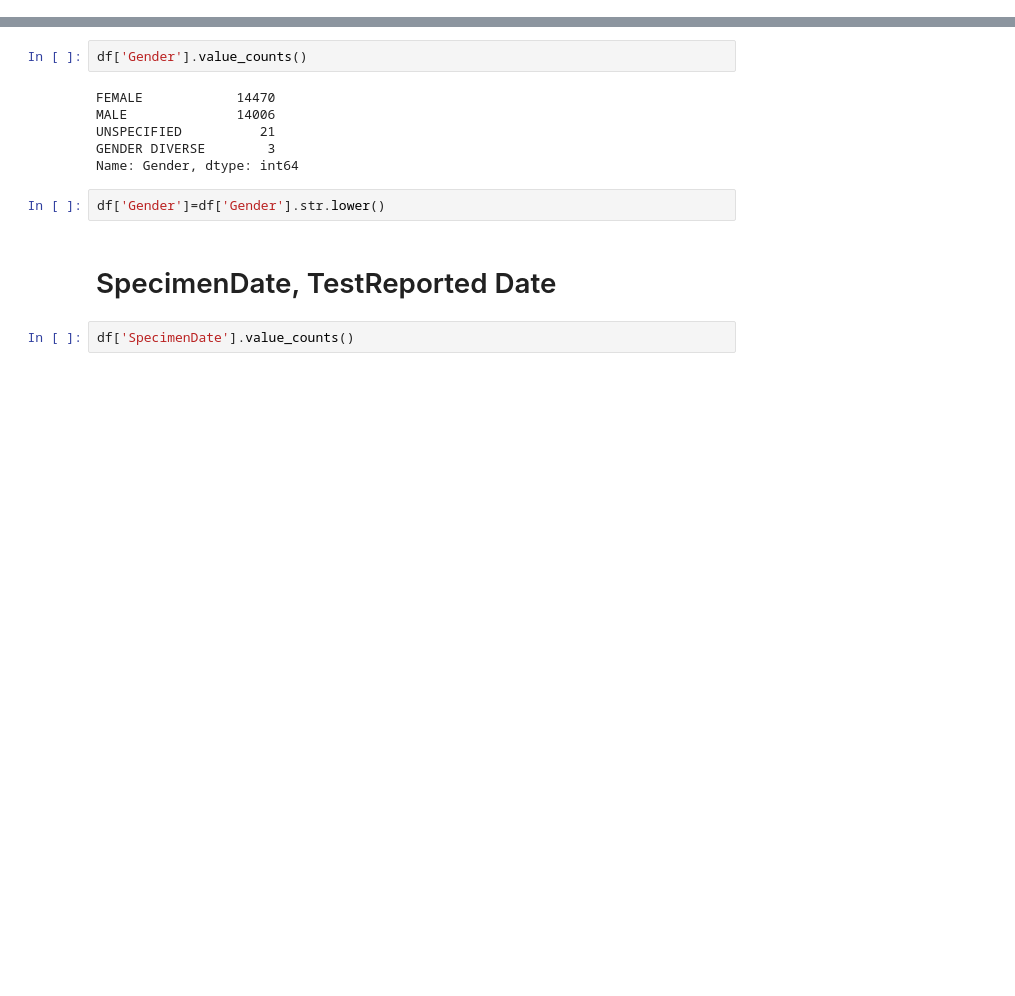
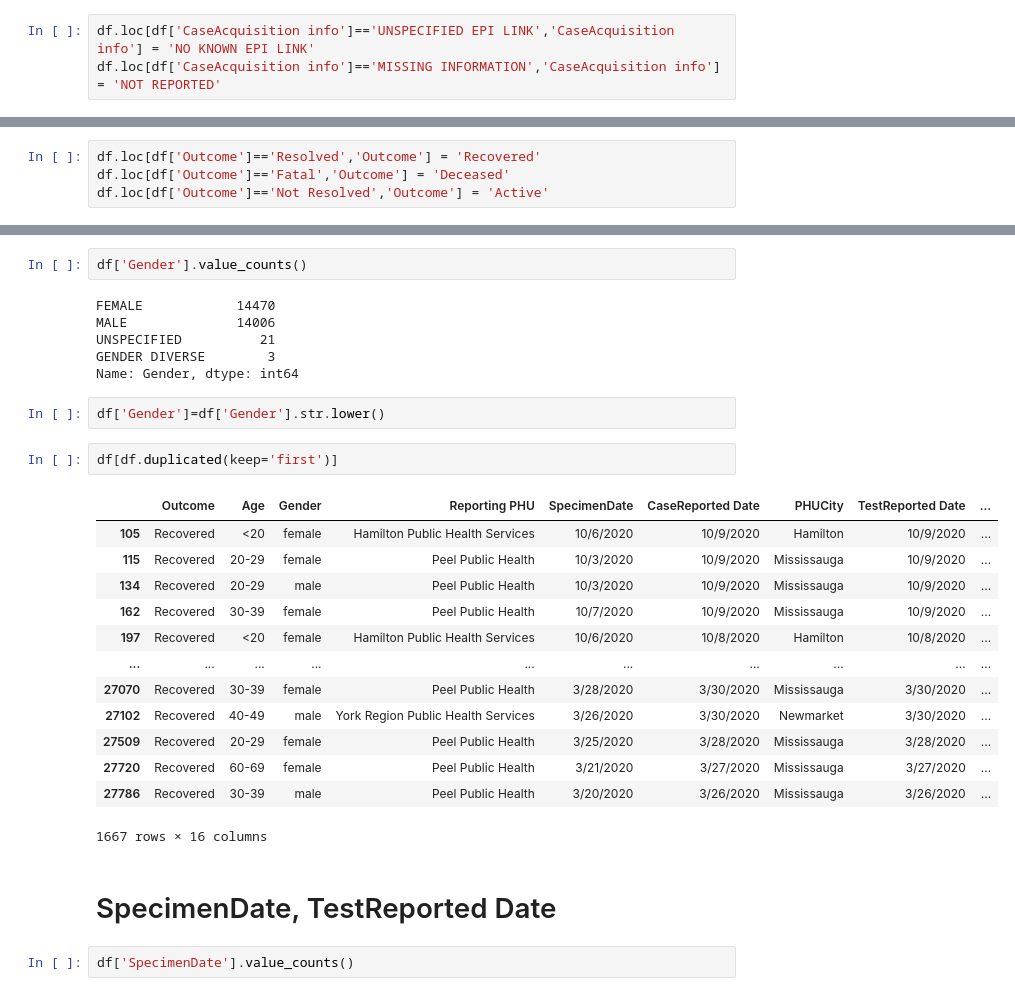
Before and after one commit to tranngoclam16/BI_DATH, a Jupyter notebook: CD_CaseReport.ipynb, the cells around one changed output, grey strips where cells are left out. Cells and saved outputs as stored; diff of their text form; blank space fills up the shorter version.

```diff
--- a/CD_CaseReport.ipynb
+++ b/CD_CaseReport.ipynb
@@ -60,3 +59,6 @@ dtype: int64
+# %%
+df.loc[df['CaseAcquisition info']=='UNSPECIFIED EPI LINK','CaseAcquisition info'] = 'NO KNOWN EPI LINK'
+df.loc[df['CaseAcquisition info']=='MISSING INFORMATION','CaseAcquisition info'] = 'NOT REPORTED'
 # %% [markdown]
 # Outcome, Age, Gender
 # %%
@@ -66,6 +68,10 @@ Resolved        27192
 Fatal            1307
 Not Resolved        1
 Name: Outcome, dtype: int64
+# %%
+df.loc[df['Outcome']=='Resolved','Outcome'] = 'Recovered'
+df.loc[df['Outcome']=='Fatal','Outcome'] = 'Deceased'
+df.loc[df['Outcome']=='Not Resolved','Outcome'] = 'Active'
 # %%
 df['Age'].value_counts()
 # %% [output]
@@ -89,6 +113,22 @@ GENDER DIVERSE        3
 Name: Gender, dtype: int64
 # %%
 df['Gender']=df['Gender'].str.lower()
+# %%
+df[df.duplicated(keep='first')]
+# %% [output]
+|  | Outcome | Age | Gender | Reporting PHU | SpecimenDate | CaseReported Date | PHUCity | TestReported Date | ... |
+| 105 | Recovered | <20 | female | Hamilton Public Health Services | 10/6/2020 | 10/9/2020 | Hamilton | 10/9/2020 | ... |
+| 115 | Recovered | 20-29 | female | Peel Public Health | 10/3/2020 | 10/9/2020 | Mississauga | 10/9/2020 | ... |
+| 134 | Recovered | 20-29 | male | Peel Public Health | 10/3/2020 | 10/9/2020 | Mississauga | 10/9/2020 | ... |
+| 162 | Recovered | 30-39 | female | Peel Public Health | 10/7/2020 | 10/9/2020 | Mississauga | 10/9/2020 | ... |
+| 197 | Recovered | <20 | female | Hamilton Public Health Services | 10/6/2020 | 10/8/2020 | Hamilton | 10/8/2020 | ... |
+| ... | ... | ... | ... | ... | ... | ... | ... | ... | ... |
+| 27070 | Recovered | 30-39 | female | Peel Public Health | 3/28/2020 | 3/30/2020 | Mississauga | 3/30/2020 | ... |
+| 27102 | Recovered | 40-49 | male | York Region Public Health Services | 3/26/2020 | 3/30/2020 | Newmarket | 3/30/2020 | ... |
+| 27509 | Recovered | 20-29 | female | Peel Public Health | 3/25/2020 | 3/28/2020 | Mississauga | 3/28/2020 | ... |
+| 27720 | Recovered | 60-69 | female | Peel Public Health | 3/21/2020 | 3/27/2020 | Mississauga | 3/27/2020 | ... |
+| 27786 | Recovered | 30-39 | male | Peel Public Health | 3/20/2020 | 3/26/2020 | Mississauga | 3/26/2020 | ... |
+1667 rows × 16 columns
 # %% [markdown]
 # SpecimenDate, TestReported Date
 # %%
```
Also changed, not shown: parts of 18 cells of this notebook, 2 other files.
